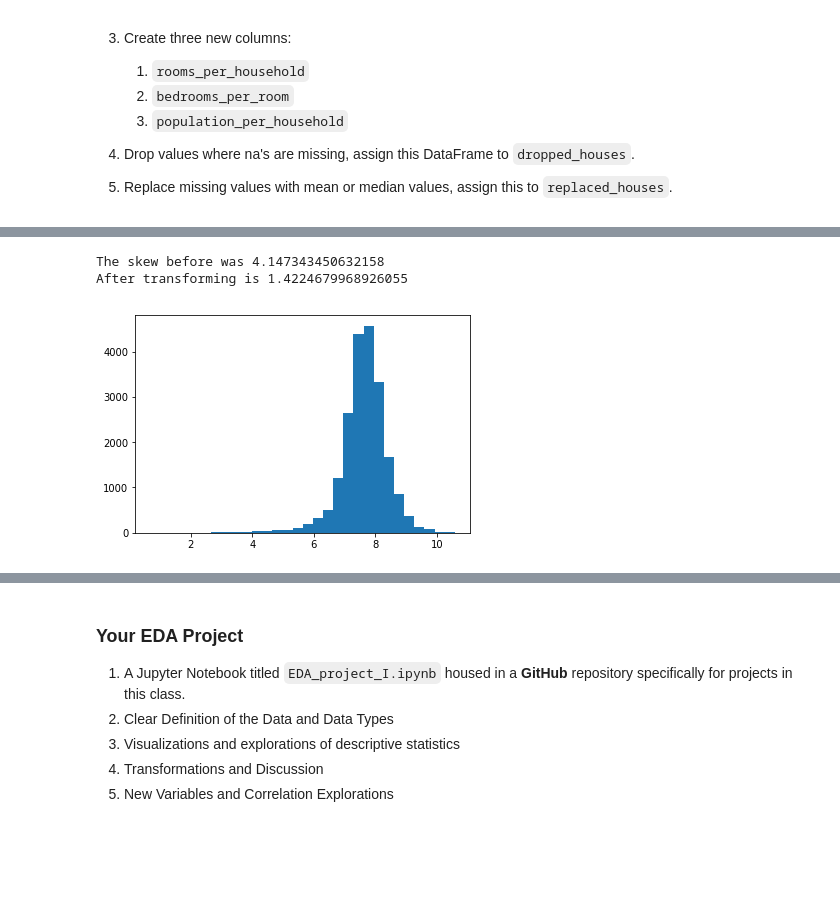
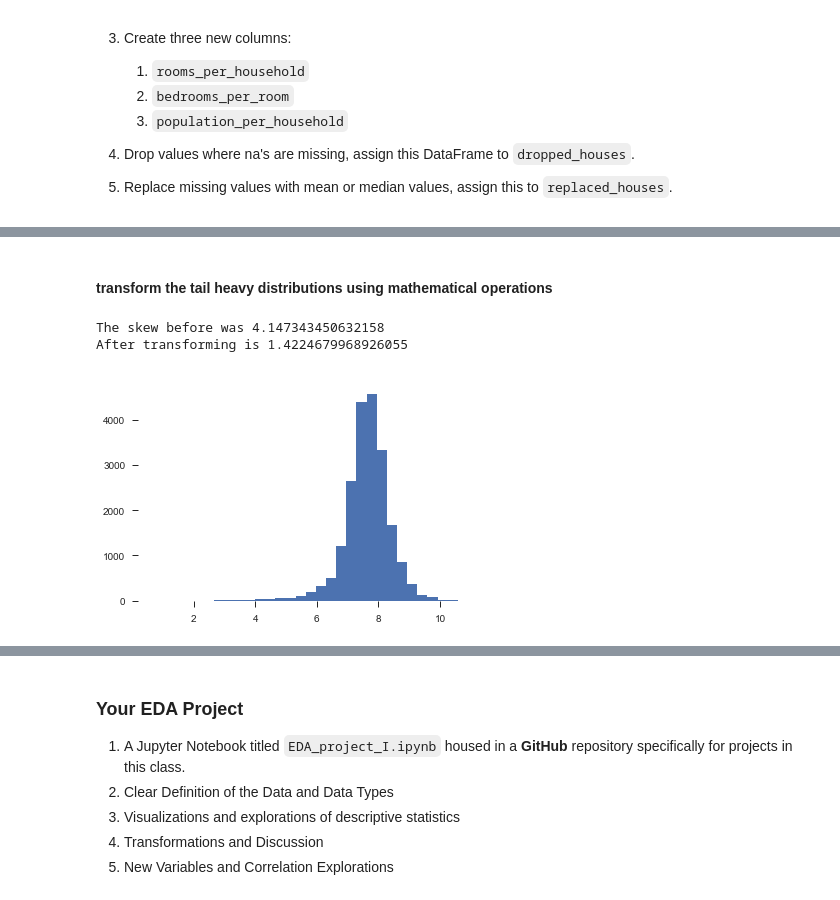
Before and after one commit to karenhao/DAT-NYC-6.13, a Jupyter notebook: 09-EDA-Task.ipynb, the cells around one changed output, grey strips where cells are left out. Saved outputs shown, nothing was run; the diff lists cells and outputs as text; code cells hidden in the pictures; blank space fills up the shorter version.

```diff
--- a/09-EDA-Task.ipynb
+++ b/09-EDA-Task.ipynb
@@ -9,6 +9,8 @@ import numpy as np
 import pandas as pd
 from pandas.plotting import scatter_matrix
 import seaborn as sns
+
+sns.set(style='ticks')
 # %%
 df = pd.read_csv('data/eda_data/cali_housing.csv', index_col = 0)
 # %%
@@ -70,7 +82,10 @@ df.hist(bins=50, figsize=(20,15));
+# %% [markdown]
+#### transform the tail heavy distributions using mathematical operations
 # %%
 plt.hist(np.log( df['total_rooms']), bins = 30);
 print('The skew before was', df['total_rooms'].skew(), '\nAfter transforming is', np.log(df['total_rooms'].skew()))
+sns.despine(left=True,bottom=True)
 # %% [output]
 The skew before was 4.147343450632158
 After transforming is 1.4224679968926055
-[figure, old version]
+[figure, new version]
```
Also changed, not shown: parts of 14 cells of this notebook.
